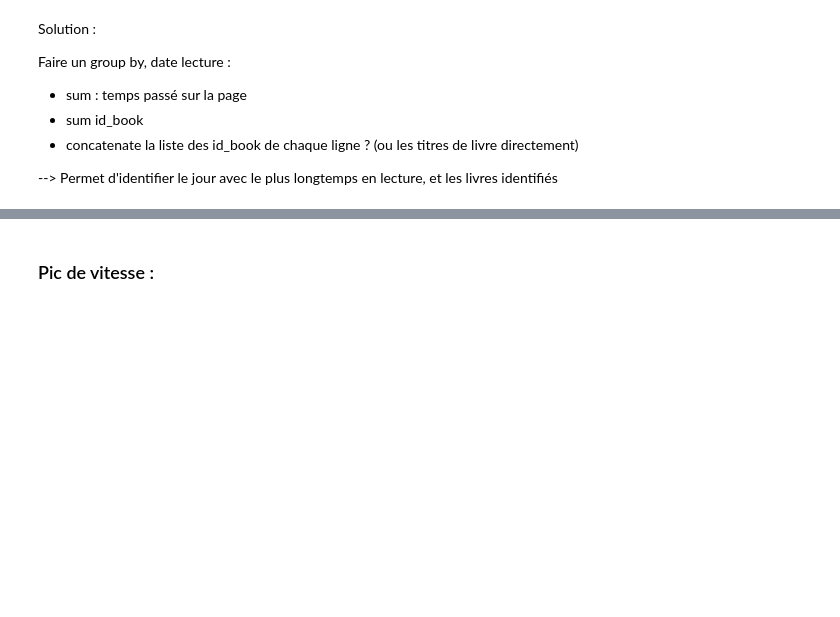
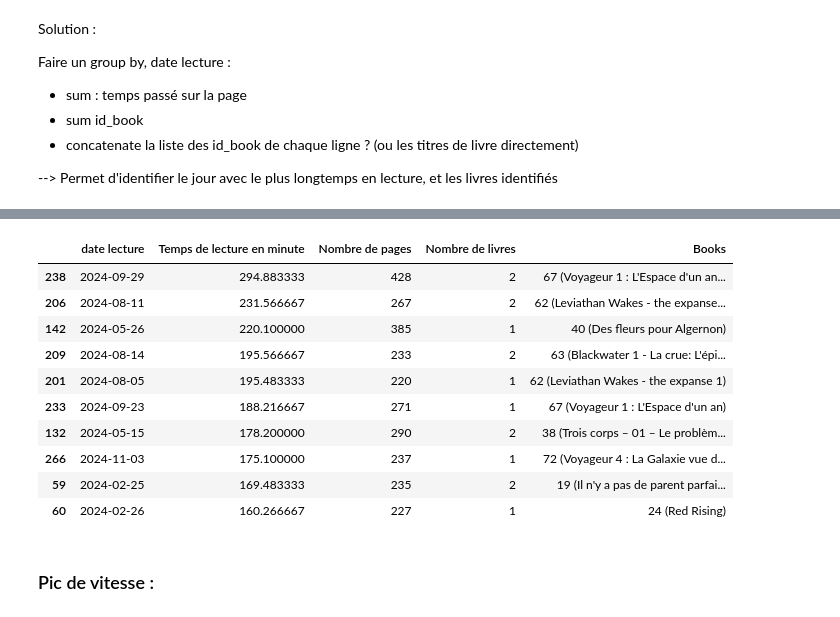
Before and after one commit to ChrisOlv/book_data_analysis, a Jupyter notebook: dataviz/dataviz.ipynb, the cells around one changed output, grey strips where cells are left out. Cells and saved outputs as stored; diff of their text form; code cells hidden in the pictures; blank space fills up the shorter version.

```diff
--- a/dataviz/dataviz.ipynb
+++ b/dataviz/dataviz.ipynb
@@ -434,3 +505,30 @@ Faire un group by, date lecture :
 
 
 --> Permet d'identifier le jour avec le plus longtemps en lecture, et les livres identifiés
+# %%
+# Convertir la colonne 'date lecture' en datetime
+df_stat['date lecture'] = pd.to_datetime(df_stat['date lecture'], format='%Y-%m-%d')
+
+# Joindre df_stat avec df_book_updated pour inclure le nom des livres
+df_stat = df_stat.merge(df_book_updated, left_on='id_book', right_on='id', how='left')
+
+# Agréger les données par 'date lecture'
+agg_data = df_stat.groupby('date lecture').agg({
+    'Temps de lecture en minute': 'sum',
+    'page': 'nunique',
+    'id_book': 'nunique'
+}).reset_index()
+
+# Ajouter la liste des id_book et des titres pour chaque date de lecture
+book_ids_titles_by_date = df_stat.groupby('date lecture').apply(
+    lambda x: ', '.join(sorted(set(f"{row['id_book']} ({row['Titre']})" for _, row in x.iterrows())))
+).reset_index()
+
+# Fusionner les deux DataFrames
+merged_data = pd.merge(agg_data, book_ids_titles_by_date, on='date lecture')
+
+# Renommer pour plus de clarté
+merged_data.columns = ['date lecture', 'Temps de lecture en minute', 'Nombre de pages', 'Nombre de livres', 'Books']
+
+# Afficher le résultat
+print(merged_data)
@@ -437,2 +554,17 @@ Faire un group by, date lecture :
+# %%
+# print les 10 premières lignes, triées par 'Temps de lecture en minute' de manière décroissante
+merged_data.sort_values('Temps de lecture en minute', ascending=False).head(10)
+# %% [output]
+|  | date lecture | Temps de lecture en minute | Nombre de pages | Nombre de livres | Books |
+| 238 | 2024-09-29 | 294.883333 | 428 | 2 | 67 (Voyageur 1 : L'Espace d'un an... |
+| 206 | 2024-08-11 | 231.566667 | 267 | 2 | 62 (Leviathan Wakes - the expanse... |
+| 142 | 2024-05-26 | 220.100000 | 385 | 1 | 40 (Des fleurs pour Algernon) |
+| 209 | 2024-08-14 | 195.566667 | 233 | 2 | 63 (Blackwater 1 - La crue: L'épi... |
+| 201 | 2024-08-05 | 195.483333 | 220 | 1 | 62 (Leviathan Wakes - the expanse 1) |
+| 233 | 2024-09-23 | 188.216667 | 271 | 1 | 67 (Voyageur 1 : L'Espace d'un an) |
+| 132 | 2024-05-15 | 178.200000 | 290 | 2 | 38 (Trois corps – 01 – Le problèm... |
+| 266 | 2024-11-03 | 175.100000 | 237 | 1 | 72 (Voyageur 4 : La Galaxie vue d... |
+| 59 | 2024-02-25 | 169.483333 | 235 | 2 | 19 (Il n'y a pas de parent parfai... |
+| 60 | 2024-02-26 | 160.266667 | 227 | 1 | 24 (Red Rising) |
 # %% [markdown]
 ### Pic de vitesse :
```
Also changed, not shown: parts of 17 cells of this notebook, 2 other files.
